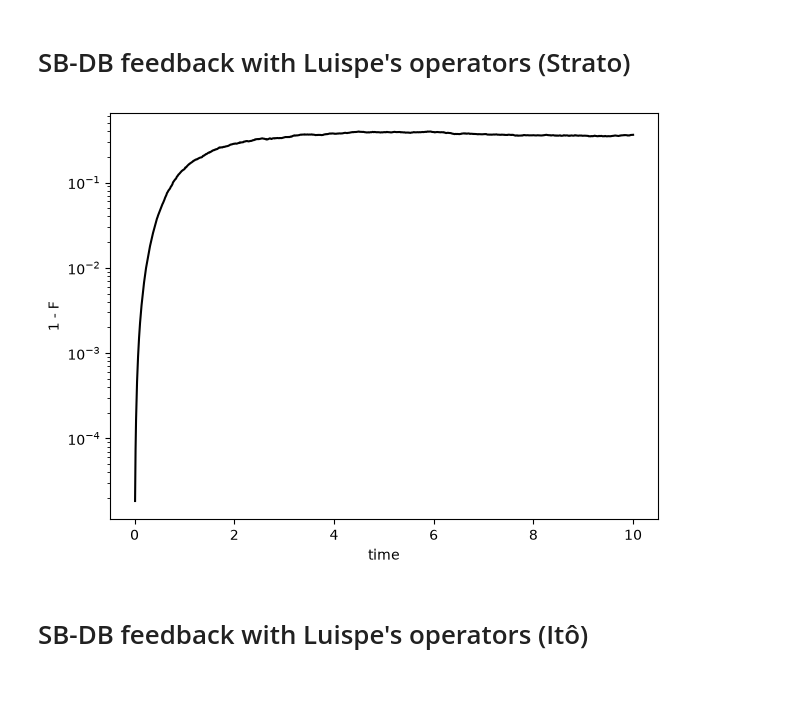
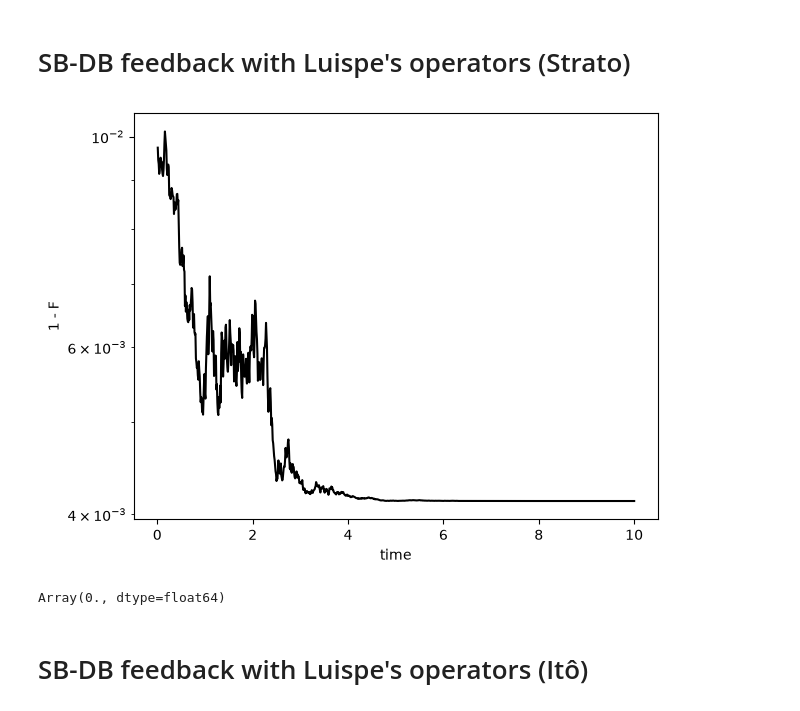
Before and after one commit to aaronuv/db-qec, a Jupyter notebook: examples/simulations.ipynb, the cells around one changed output. Saved outputs shown, nothing was run; the diff lists cells and outputs as text; code cells hidden in the pictures.

```diff
--- a/examples/simulations.ipynb
+++ b/examples/simulations.ipynb
@@ -58,19 +58,19 @@ def build_omega_sbdb(A, B, PQ, gamma):
     return Omega1, Omega2
 
 
-def build_omega_luispe(PQ, R, A):
+def build_omega_luispe(PQ, R, A, gammaEC):
     """
     Compute Omega1 and Omega2 in Luispe's feedback scheme.
 
-    Omega1 = -i [PQ, R]/2
-    Omega2 = -gamma/2 * antibracket(A, Omega1)
+    Omega2 = i [PQ, R]/2
+    Omega1 = -gammaEC/2 * antibracket(A, Omega2)
 
     Parameters
     ----------
     PQ : array_like (N, N)             # Projector
     R  : array_like (n_ec, N, N)       # e.g., X1, X2, X3
     A  : array_like (n_ec, N, N)       # C4, C5, C6
-    gamma : array_like (n_ec,)         # feedback rates
+    gammaEC : array_like (n_ec,)       # feedback rates
 
     Returns
     -------
@@ -81,7 +81,9 @@ def build_omega_luispe(PQ, R, A):
     # [PQ, R]
     Omega2 = 1j * bracket(PQ_rep, R) / 2.0
 
-    Omega1 = -1 / 2.0 * antibracket(A, Omega2)
+    # Fix: gammaEC has shape (n_ec,), antibracket(A, Omega2) has (n_ec, N, N)
+    # Need to reshape gammaEC so it broadcasts correctly
+    Omega1 = -gammaEC[:, None, None] / 2.0 * antibracket(A, Omega2)
 
     return Omega1, Omega2
 # %%
@@ -93,9 +95,9 @@ n = 3
 N = 2**n
 
 T = 10.0
-L = 50
+L = 1000
 dt = T / L
-n_traj = 1000
+n_traj = 50
 
 gamma_error = 0e-3 * jnp.array([1.0, 1.0, 1.0], dtype=jnp.float64)
 gamma_ec = 1 * jnp.array([1.0, 1.0, 1.0], dtype=jnp.float64)
@@ -110,9 +112,11 @@ PQ = e000[:, None] * jnp.conj(e000)[None, :] + e111[:, None] * jnp.conj(e111)[No
 
 C_error = jnp.stack([X1, X2, X3], axis=0)
 
-C4 = 0.5 * antibracket(PQ, X1) + X1 @ PQ @ X1
-C5 = 0.5 * antibracket(PQ, X2) + X2 @ PQ @ X2
-C6 = 0.5 * antibracket(PQ, X3) + X3 @ PQ @ X3
+lamb = 1
+
+C4 = 0.5 * antibracket(PQ, X1) + lamb * X1 @ PQ @ X1
+C5 = 0.5 * antibracket(PQ, X2) + lamb * X2 @ PQ @ X2
+C6 = 0.5 * antibracket(PQ, X3) + lamb * X3 @ PQ @ X3
 C_ec = jnp.stack([C4, C5, C6], axis=0)
 
 pack_error = channel_pack(C_error)
@@ -127,7 +131,7 @@ Omega1, Omega2 = build_omega_luispe(PQ, C_error, C_ec, gamma_ec)
 q = e000
 Q = q[:, None] @ jnp.conj(q)[None, :]
 
-var = 0e-4  # example variance, adjust as needed
+var = 1e-3  # example variance, adjust as needed
 noise = jax.random.normal(random.PRNGKey(42), q.shape, dtype=q.dtype) * jnp.sqrt(var)
 psi0 = q + noise
 psi0 = psi0 / jnp.linalg.norm(psi0)
@@ -136,21 +140,25 @@ rho0 = jnp.broadcast_to(P0[None, :, :], (n_traj, N, N))
 # %%
 key = random.PRNGKey(0)
 rho_all = run(rho0, key, L, pack_error, pack_ec, gamma_error, gamma_ec, Omega1, Omega2, dt)
 rho_all.block_until_ready()
 
-F_all = jnp.real(jnp.einsum("stij,ji->st", rho_all, PQ))
+F_all = jnp.real(jnp.einsum("stij,ji->st", rho_all, Q))
 
 times = dt * jnp.arange(1, L + 1)
 mean_F = jnp.mean(F_all, axis=1)
 
 plt.figure(2)
 plt.semilogy(times, 1.0 - jnp.abs(mean_F), "k")
 plt.xlabel("time")
 plt.ylabel("1 - F")
 plt.tight_layout()
 plt.show()
 # %% [output]
-[figure, old version]
+[figure, new version]
+# %%
+jnp.max(jnp.abs(1 - mean_F))
+# %% [output]
+Array(0., dtype=float64)
 # %% [markdown]
 # SB-DB feedback with Luispe's operators (Itô)
 # %%
```
Also changed, not shown: parts of 7 cells of this notebook, 1 other file.
